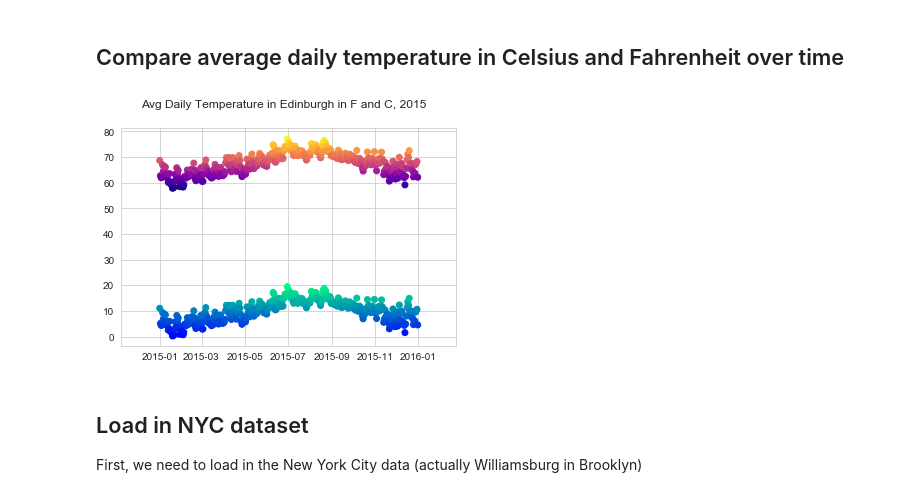
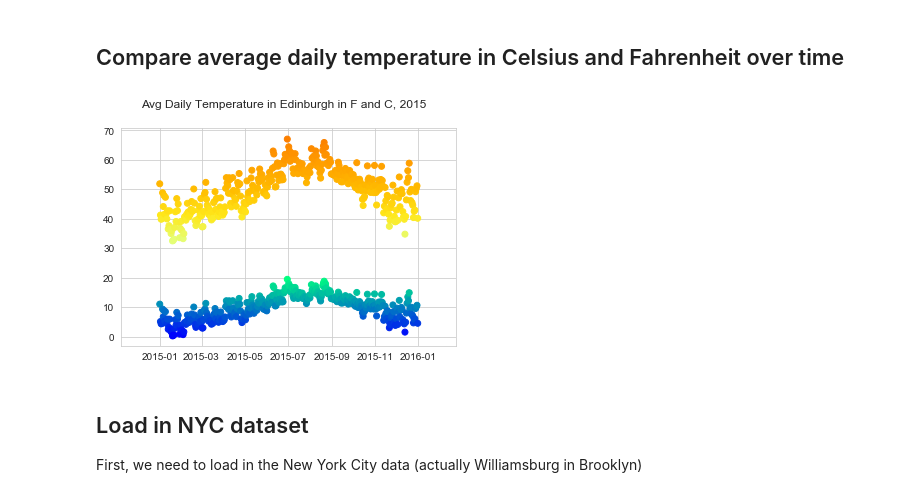
Before and after one commit to a-epstein/temp_converter, a Jupyter notebook: weather_analysis.ipynb, the cells around one changed output. Drawn from its saved outputs; the diff is of its cells as text; code cells hidden in the pictures.

```diff
--- a/weather_analysis.ipynb
+++ b/weather_analysis.ipynb
@@ -224,16 +224,16 @@ plt.show()
 ## Compare average daily temperature in Celsius and Fahrenheit over time
 # %%
 # Add a new column temp_mean_f to the dataset containing the average daily temperatures converted to Fahrenheit
-edi_daily_stats = edi_daily_stats.assign(temp_mean_f = edi_daily_stats['temp_mean'] + 32.0 * 1.8)
+edi_daily_stats = edi_daily_stats.assign(temp_mean_f = edi_daily_stats['temp_mean'] * 1.8 + 32)
 
 # Plot both sets of data
 sns.set_style('whitegrid')
 plt.scatter(x = 'date', y = 'temp_mean', data = edi_daily_stats, c='temp_mean', cmap=cm.winter)
-plt.scatter(x = 'date', y = 'temp_mean_f', data = edi_daily_stats, c='temp_mean_f', cmap=cm.plasma)
+plt.scatter(x = 'date', y = 'temp_mean_f', data = edi_daily_stats, c='temp_mean_f', cmap=cm.Wistia)
 plt.suptitle('Avg Daily Temperature in Edinburgh in F and C, 2015')
 plt.show()
 # %% [output]
-[figure, old version]
+[figure, new version]
 # %% [markdown]
 ## Load in NYC dataset
 First, we need to load in the New York City data (actually Williamsburg in Brooklyn)
```
Also changed, not shown: parts of 13 cells of this notebook.
